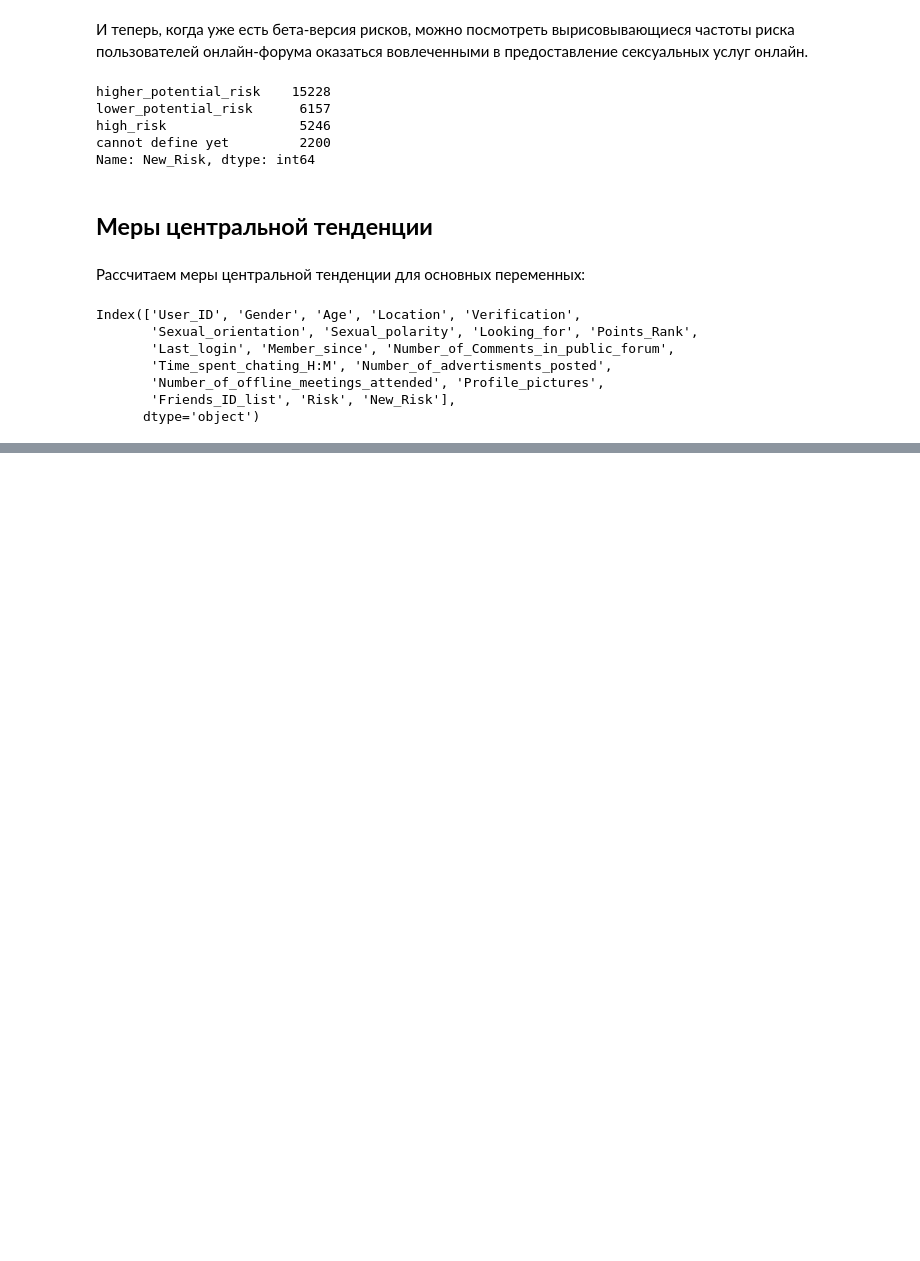
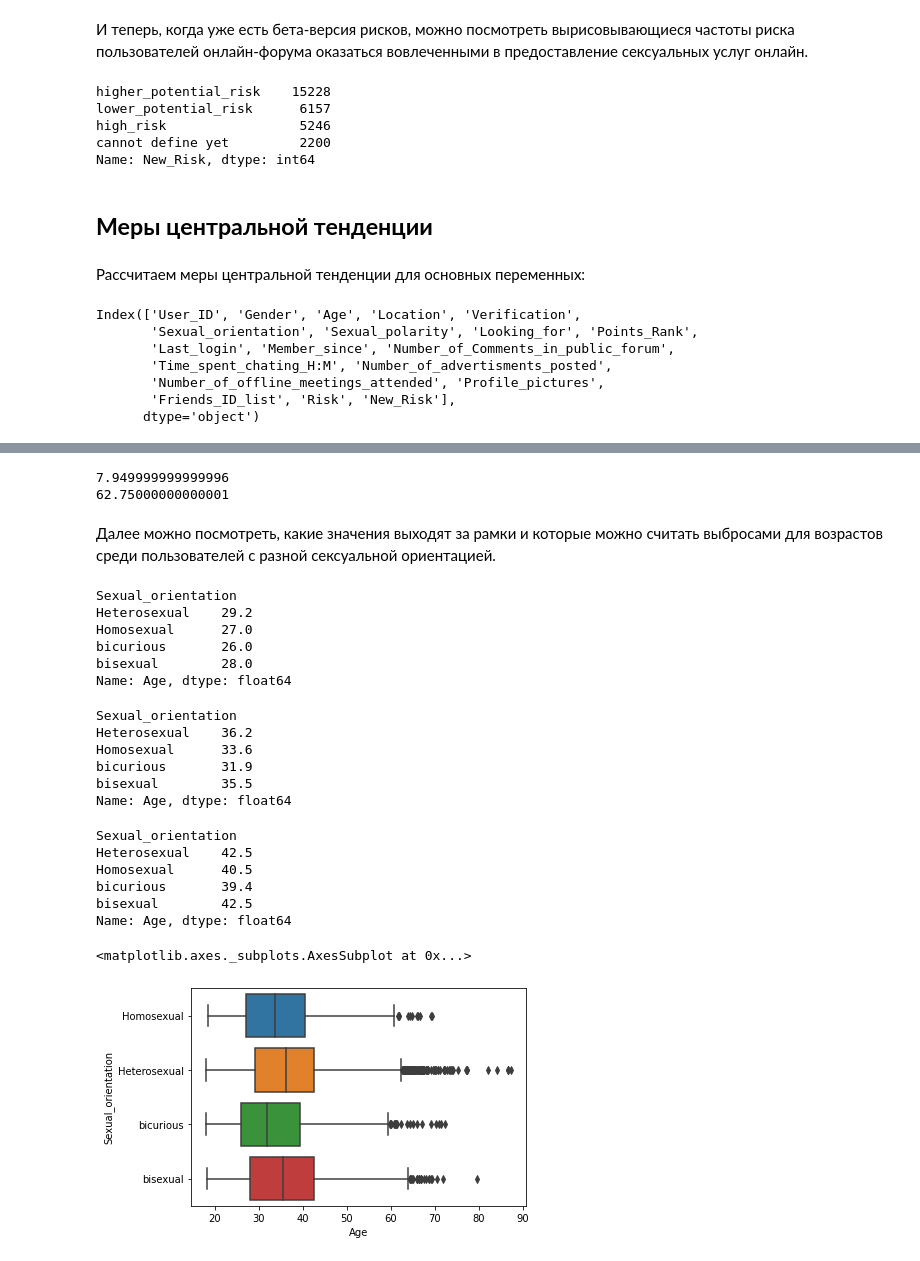
Before and after one commit to alexsasik/for-dz, a Jupyter notebook: online_sex_work.ipynb, the cells around one changed output, grey strips where cells are left out. Saved outputs shown, nothing was run; the diff lists cells and outputs as text; code cells hidden in the pictures; blank space fills up the shorter version.

```diff
--- a/online_sex_work.ipynb
+++ b/online_sex_work.ipynb
@@ -556,0 +594,3 @@ Length: 68, dtype: float64
+# %%
+cdata['User_ID'] = cdata['User_ID'].astype('int')
+cdata.dtypes
@@ -556,0 +636,2 @@ Length: 68, dtype: float64
+# %%
+cdata['Age'] = cdata['Age'].replace(to_replace='???', value=np.nan)
@@ -556,0 +658,3 @@ Length: 68, dtype: float64
+# %%
+cdata['Age'] = cdata['Age'].apply(lambda x: x.replace(',', '.') if type(x) == str else x).astype('float')
+cdata['Age']
@@ -556,0 +738,43 @@ Length: 68, dtype: float64
+# %%
+iqr_outlier_threshold_bottom = q1 - 1.5 * iqr
+iqr_outlier_threshold_up = q3 + 1.5 * iqr
+print(iqr_outlier_threshold_bottom)
+print(iqr_outlier_threshold_up)
+# %% [output]
+7.949999999999996
+62.75000000000001
+# %% [markdown]
+Далее можно посмотреть, какие значения выходят за рамки и которые можно считать выбросами для возрастов среди пользователей с разной сексуальной ориентацией.
+# %%
+cdata.groupby('Sexual_orientation')['Age'].quantile(0.25)
+# %% [output]
+Sexual_orientation
+Heterosexual    29.2
+Homosexual      27.0
+bicurious       26.0
+bisexual        28.0
+Name: Age, dtype: float64
+# %%
+cdata.groupby('Sexual_orientation')['Age'].quantile(0.50)
+# %% [output]
+Sexual_orientation
+Heterosexual    36.2
+Homosexual      33.6
+bicurious       31.9
+bisexual        35.5
+Name: Age, dtype: float64
+# %%
+cdata.groupby('Sexual_orientation')['Age'].quantile(0.75)
+# %% [output]
+Sexual_orientation
+Heterosexual    42.5
+Homosexual      40.5
+bicurious       39.4
+bisexual        42.5
+Name: Age, dtype: float64
+# %%
+import seaborn as sns
+sns.boxplot(x=cdata['Age'], y=cdata['Sexual_orientation'])
+# %% [output]
+<matplotlib.axes._subplots.AxesSubplot at 0x...>
+[figure, added]
```
Also changed, not shown: parts of 68 cells of this notebook.
